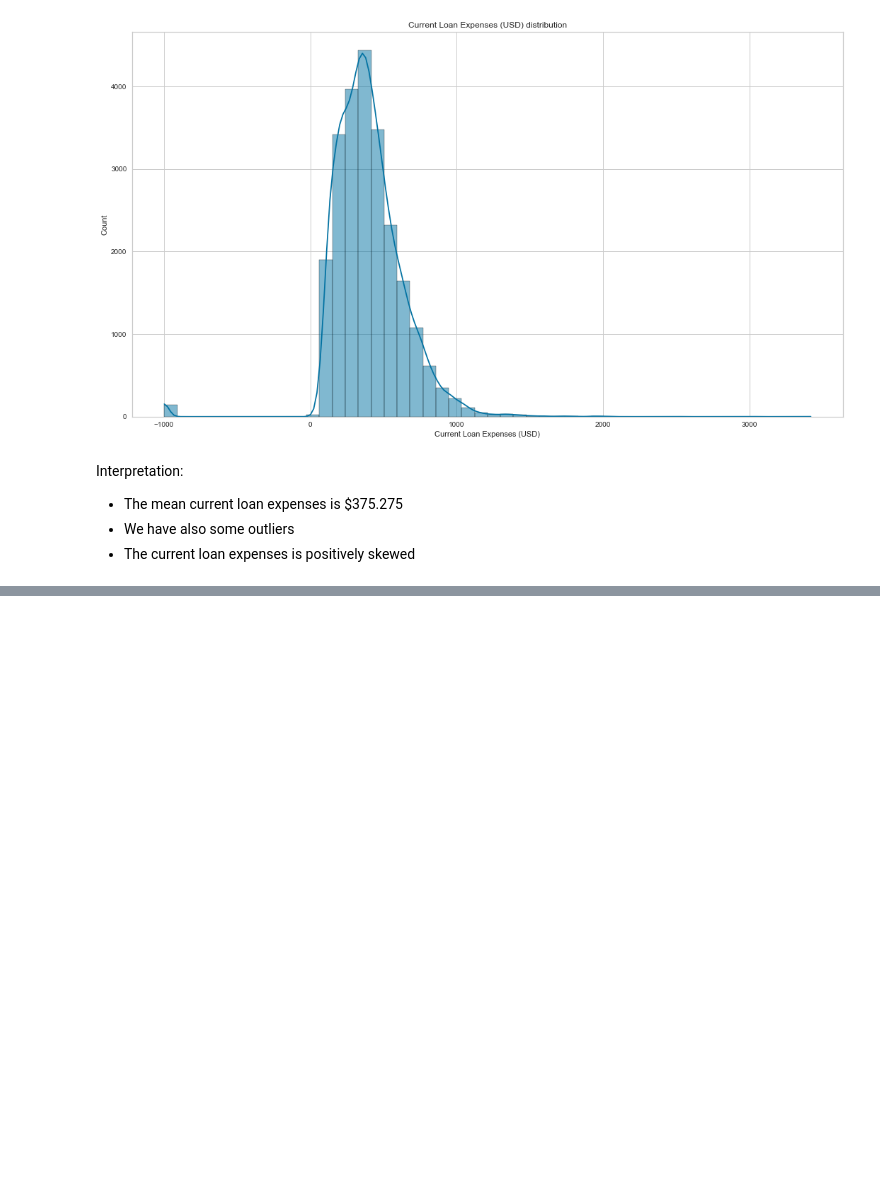
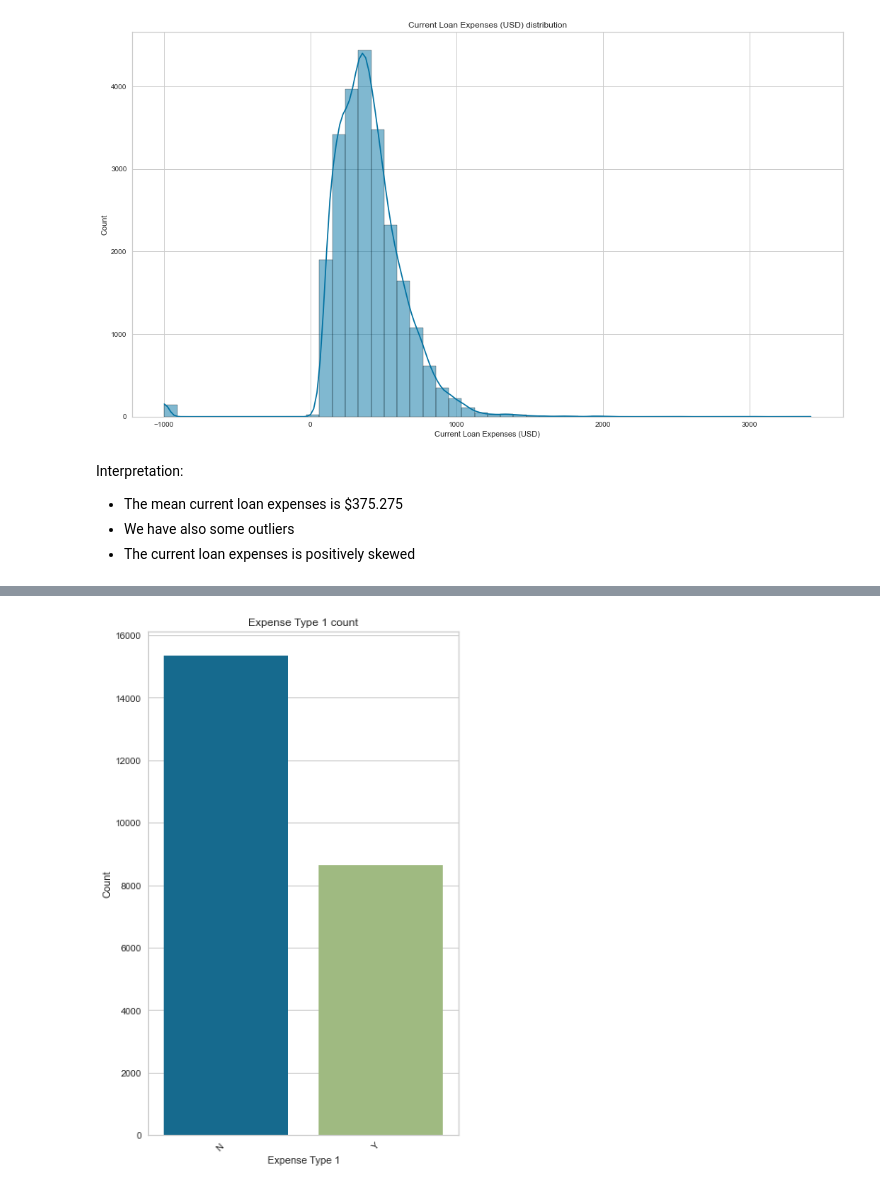
Before and after one commit to semasuka/Loan-amount-prediction-regression, a Jupyter notebook: Loan_amount_prediction.ipynb, the cells around one changed output, grey strips where cells are left out. Saved outputs shown, nothing was run; the diff lists cells and outputs as text; code cells hidden in the pictures; blank space fills up the shorter version.

Commit message:
expenses type 1 univariable analysis added

```diff
--- a/Loan_amount_prediction.ipynb
+++ b/Loan_amount_prediction.ipynb
@@ -540,0 +558,4 @@ Interpretation:
+# %%
+create_bar_plot(loan_amt_train_copy,'Expense Type 1')
+# %% [output]
+[figure, added]
```
Also changed, not shown: parts of 6 cells of this notebook.
